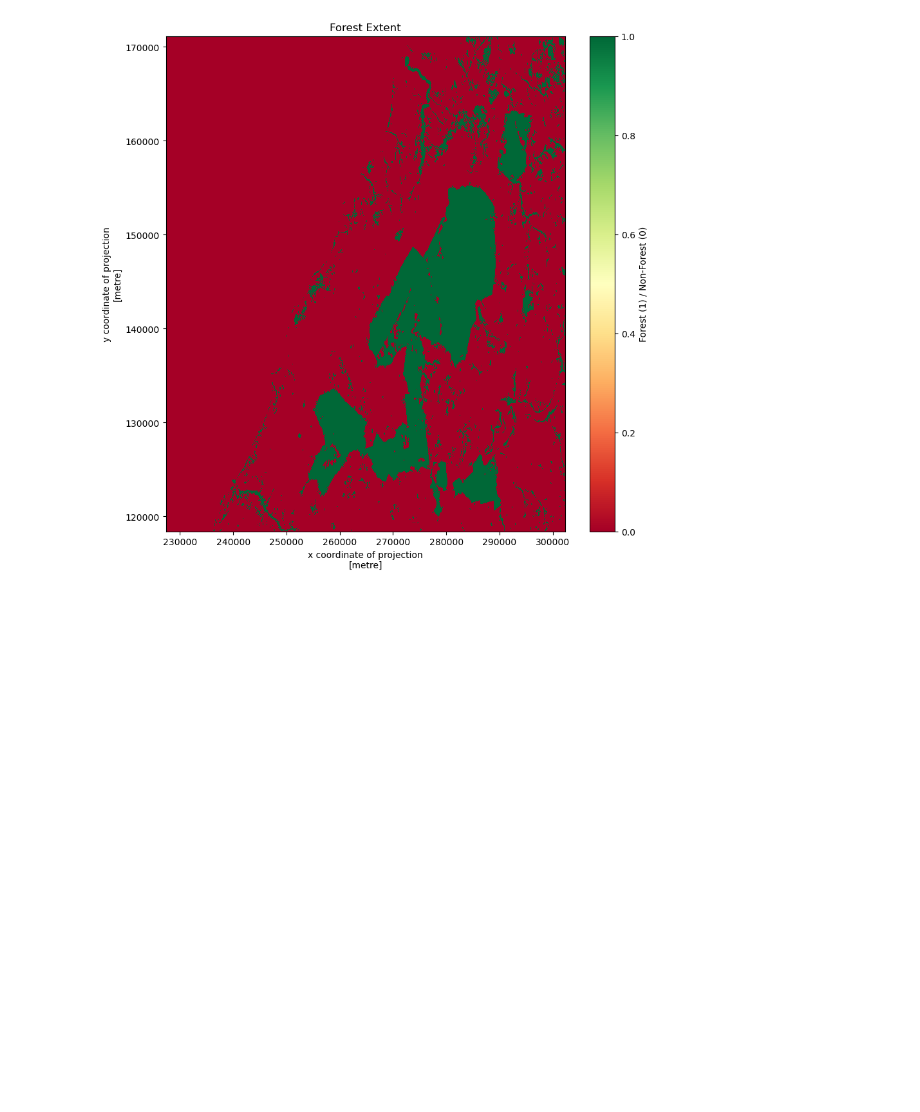
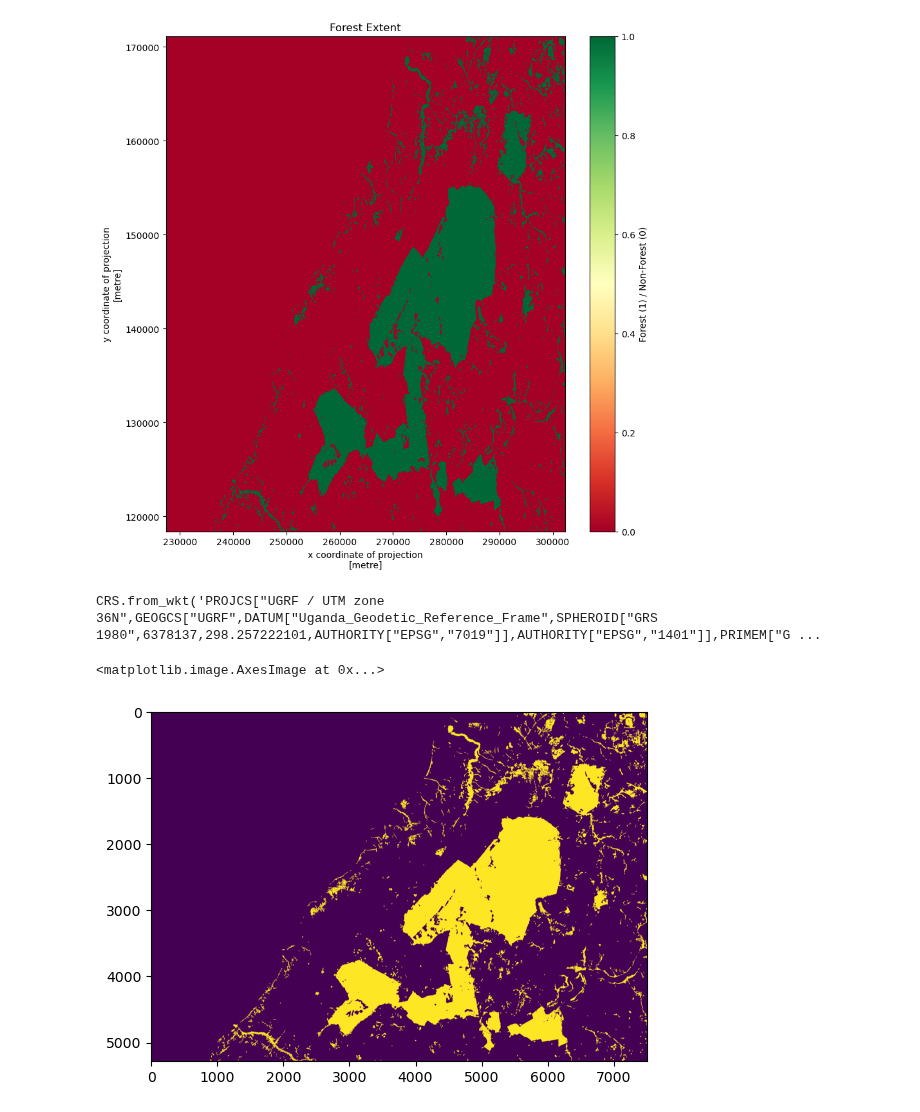
Before and after one commit to Assimila/LEON-P6, a Jupyter notebook: 1_forest_extent.ipynb, the cells around one changed output. Saved outputs shown, nothing was run; the diff lists cells and outputs as text; code cells hidden in the pictures; blank space fills up the shorter version.

```diff
--- a/1_forest_extent.ipynb
+++ b/1_forest_extent.ipynb
@@ -157,2 +177,21 @@ forest_mask.rio.to_raster(
     compress='lzw'
 )
+# %%
+forest_mask.rio.crs
+# %% [output]
+CRS.from_wkt('PROJCS["UGRF / UTM zone 36N",GEOGCS["UGRF",DATUM["Uganda_Geodetic_Reference_Frame",SPHEROID["GRS 1980",6378137,298.257222101,AUTHORITY["EPSG","7019"]],AUTHORITY["EPSG","1401"]],PRIMEM["G ...
+# %%
+#Reproject to EPSG:32636 and save
+
+fm = forest_mask.squeeze("band", drop=True)
+fm_32636 = fm.rio.reproject("EPSG:32636")
+
+fm_32636.rio.to_raster(
+    "/home/georg/data/LEON_P6_forest-agri-change/forest_extent_bugoma_2020_32636.tif",
+    compress="lzw"
+)
+# %%
+plt.imshow(fm_32636)
+# %% [output]
+<matplotlib.image.AxesImage at 0x...>
+[figure, added]
```
Also changed, not shown: parts of 9 cells of this notebook, 4 other files.
